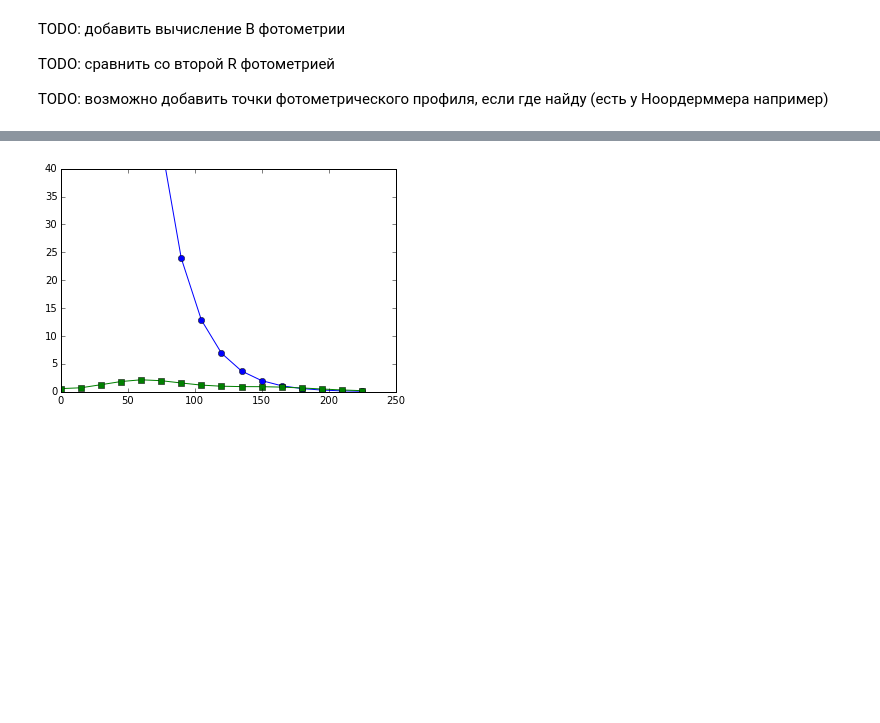
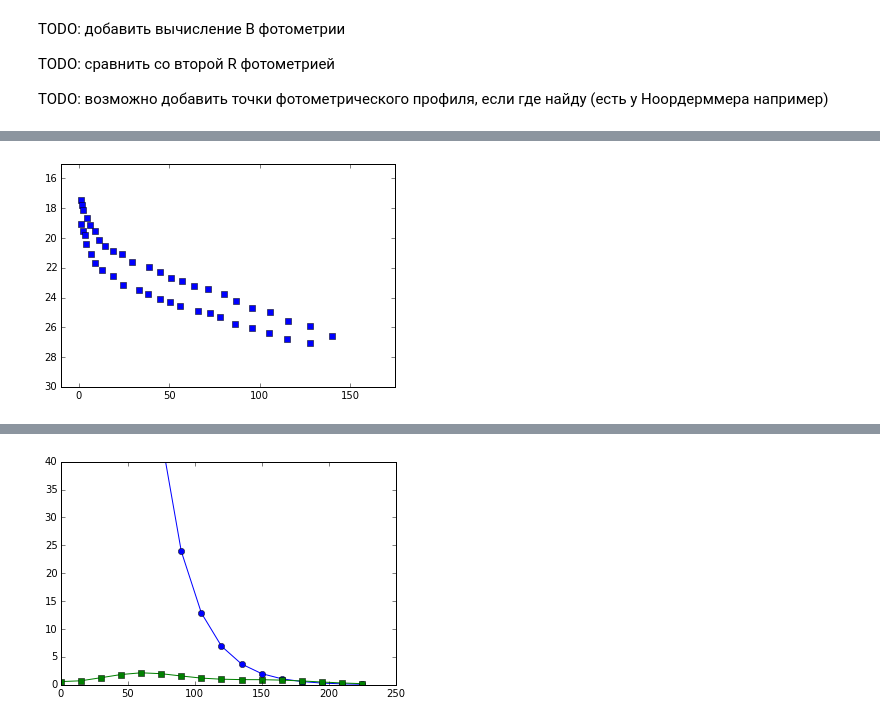
Before and after one commit to Amarchuk/2FInstability, a Jupyter notebook: notebooks/2f/n1167.ipynb, the cells around one changed output, grey strips where cells are left out. Cells and saved outputs as stored; diff of their text form; code cells hidden in the pictures; blank space fills up the shorter version.

```diff
--- a/notebooks/2f/n1167.ipynb
+++ b/notebooks/2f/n1167.ipynb
@@ -374,0 +384,8 @@ TODO: возможно добавить точки фотометрическо
+# %%
+r_phot, mu_phot = zip(*np.loadtxt("n1167_noord_photoRB.dat", float, delimiter=','))
+plt.plot(r_phot, mu_phot, 's')
+plt.xlim(-10, 175)
+plt.ylim(30, 15)
+plt.show()
+# %% [output]
+[figure, added]
```
Also changed, not shown: parts of 7 cells of this notebook.
